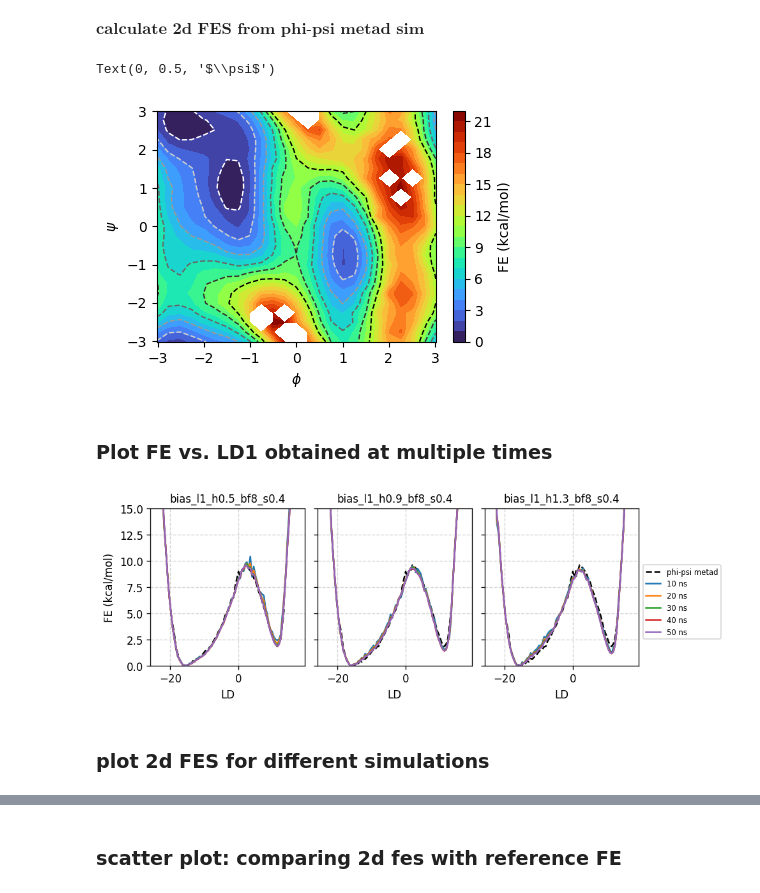
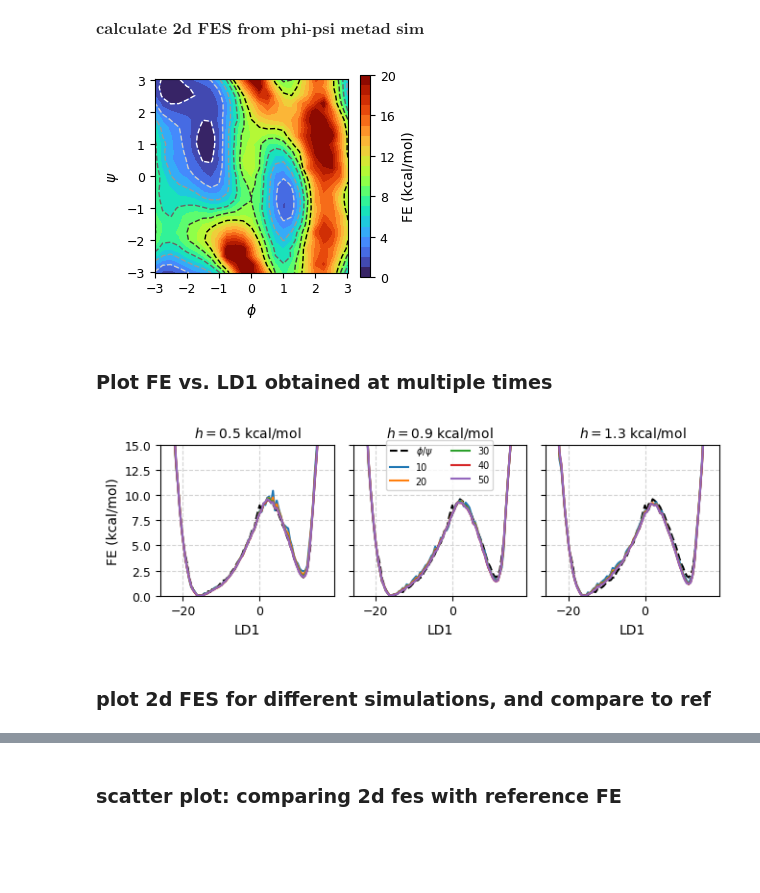
Before and after one commit to hocky-research-group/ShapeGMM_tutorial_2025, a Jupyter notebook: analyze_data/Part2_Analyze_Metad.ipynb, the cells around one changed output, grey strips where cells are left out. Cells and saved outputs as stored; diff of their text form; code cells hidden in the pictures; blank space fills up the shorter version.

Commit message:
standardize analysis plots

```diff
--- a/analyze_data/Part2_Analyze_Metad.ipynb
+++ b/analyze_data/Part2_Analyze_Metad.ipynb
@@ -5,11 +5,23 @@ import numpy as np
 import matplotlib.pyplot as plt
 import os
 from glob import glob
+
+# Set the default font size for all text elements
+plt.rcParams.update({'font.size': 10})
+
+# You can also set specific elements:
+plt.rcParams.update({'axes.titlesize': 11,
+                    'axes.labelsize': 10,
+                      'xtick.labelsize': 9,
+                      'ytick.labelsize': 9,
+                      'legend.fontsize': 9})
 # %% [markdown]
 ### Define variables
 # %%
 #UPDATE
 data_folder = "../generate_data/metad_lda"
+output_folder = "outputs/metad"
+os.makedirs(output_folder, exist_ok=True)
 
 folders = [os.path.join(data_folder,fn) for fn in [ "bias_l1_h0.5_bf8_s0.4", "bias_l1_h0.9_bf8_s0.4", "bias_l1_h1.3_bf8_s0.4"]]
 sim_frames = 200001 # 100 ns
@@ -44,28 +56,38 @@ $\textbf{calculate 2d FES from phi-psi metad sim}$
 # %%
 hist, xedges, yedges = np.histogram2d(phi_, psi_, bins=[25,25], density=True, weights=np.exp(meta_rbias/kt))
 xcenters = (xedges[1:]+xedges[:-1])/2
 ycenters = (yedges[1:]+yedges[:-1])/2
 xx, yy = np.meshgrid(xcenters, ycenters)
 fe_ref = -kt*np.log(hist)
 fe_ref -= fe_ref.min()
 
-fig, ax = plt.subplots(1, 1, figsize=(4.5,3))
-im = ax.contourf(xx, yy, fe_ref.T, cmap='turbo', levels=25)
+#cap very large values at 20 kcal/mol
+fe_ref[fe_ref>20]=20
+
+fig, ax = plt.subplots(1, 1, figsize=(3.37,2.8))
+im = ax.contourf(xx, yy, fe_ref.T, cmap='turbo', levels=21, vmin=0, vmax=20)
+#im = ax.imshow(fe_ref.T,cmap='turbo',extent=(-np.pi,np.pi,-np.pi,np.pi),origin='lower',vmin=0,vmax=20)
 ax.set_xticks(np.arange(-3,4))
 ax.set_yticks(np.arange(-3,4))
+ax.set_aspect('equal')
 ax.contour(xx, yy, fe_ref.T, cmap="binary", levels=np.arange(1,12,2), linestyles="--", linewidths=1.0)
-cbar = fig.colorbar(im, ax=ax)
+cbar = fig.colorbar(im, ax=ax, ticks=np.arange(0,21,4))
 cbar.set_label('FE (kcal/mol)')
 ax.set_xlabel('$\phi$')
 ax.set_ylabel('$\psi$')
+
+plt.tight_layout()
+plt.savefig(os.path.join(output_folder,"fes_metad_phipsi.pdf"))
 # %% [output]
-Text(0, 0.5, '$\\psi$')
-[figure, old version]
+[figure, new version]
 # %% [markdown]
 ### Plot FE vs. LD1 obtained at multiple times
 # %%
-fig, axs = plt.subplots(1, 3, sharex=True, sharey=True, figsize=(8,3), dpi=120)
+fig, axs = plt.subplots(1, 3, sharex=True, sharey=True, figsize=(6.69,2.5))
 axs = axs.reshape([-1])  # Flatten the axes array for easier iteration
+
+titles = ["$h=0.5$ kcal/mol","$h=0.9$ kcal/mol","$h=1.3$ kcal/mol"]
+
 
 # Plot your data and collect handles and labels for the legend
 handles = []
@@ -73,14 +95,14 @@ labels = []
 
 for i in range(len(folders)):
     axs[i].set_ylim(0,15)
-    axs[i].set_title(os.path.basename(folders[i]), fontsize=10)
+    axs[i].set_title(titles[i], fontsize=10)
     axs[i].grid(axis='both', which='major', linestyle='--', color='lightgrey')
-    axs[i].set_xlabel('LD')
+    axs[i].set_xlabel('LD1')
 
-    line, = axs[i].plot(b_phipsi, f_phipsi, 'k--', lw=1.5, label='phi-psi metad')
+    line, = axs[i].plot(b_phipsi, f_phipsi, 'k--', lw=1.5)
     if i==0:
         handles.append(line)
-        labels.append('phi-psi metad')
+        labels.append('$\phi/\psi$')
 
 
     for j in range(num_fes_times):
@@ -96,7 +118,7 @@ for i in range(len(folders)):
     #    # Only add to handles/labels once (since all subplots have same lines)
         if i == 0:  # Only for first subplot
             handles.append(line)
-            labels.append('%d ns'%((j+1)*10))
+            labels.append('%d'%((j+1)*10))
 
 
 
@@ -106,13 +128,13 @@ axs[0].set_ylabel('FE (kcal/mol)')
 
 # Add a single legend for the entire figure
 fig.legend(handles, labels, loc='lower center',
-           bbox_to_anchor=(0.92, 0.3),  # Adjust these values as needed
-           ncol=1, fontsize='x-small')  # Adjust number of columns as needed
+           bbox_to_anchor=(0.542, 0.65),  # Adjust these values as needed
+           ncol=2, fontsize='x-small')  # Adjust number of columns as needed
 
-# You might need to adjust the figure margins to accommodate the legend
-plt.subplots_adjust(right=0.85)  # Increase this value if legend is cut off
+plt.tight_layout()
+plt.savefig(os.path.join(output_folder,"compare_1d_fes_time.pdf"))
 # %% [output]
-[figure, old version]
+[figure, new version]
 # %% [markdown]
-### plot 2d FES for different simulations
+### plot 2d FES for different simulations, and compare to ref
 # %%
```
Also changed, not shown: parts of 7 cells of this notebook, 3 other files.
